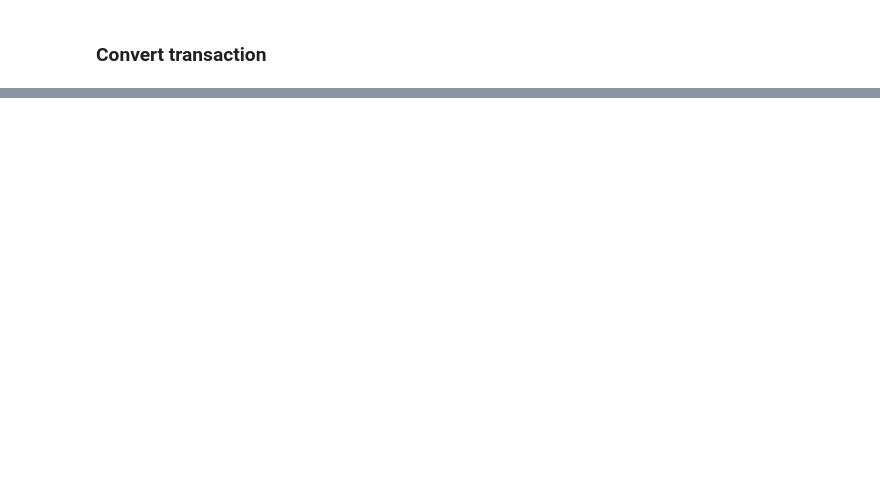
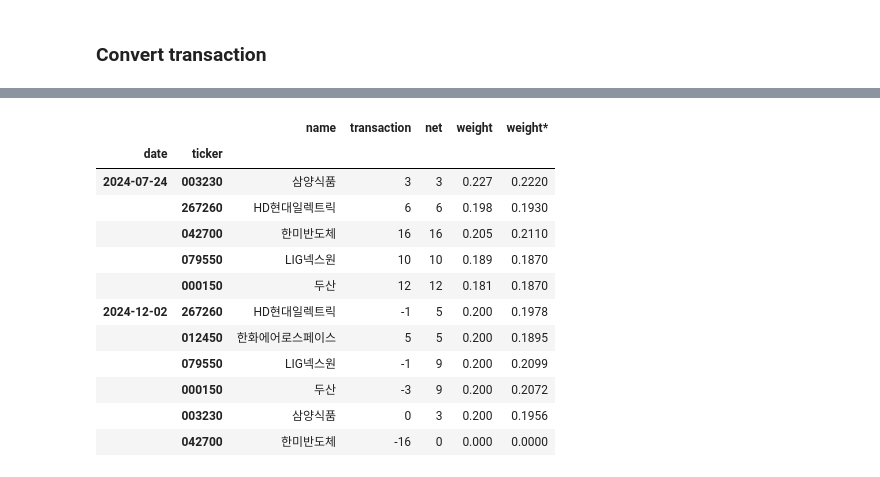
Before and after one commit to lbk209/portfolio, a Jupyter notebook: Allocate_Portfolio.ipynb, the cells around one changed output, grey strips where cells are left out. Cells and saved outputs as stored; diff of their text form; code cells hidden in the pictures; blank space fills up the shorter version.

```diff
--- a/Allocate_Portfolio.ipynb
+++ b/Allocate_Portfolio.ipynb
@@ -916,0 +2271,16 @@ self.record updated
+# %%
+pf_mmt.view_record(shares=True)
+# %% [output]
+|  |  | name | transaction | net | weight | weight* |
+| date | ticker |  |  |  |  |  |
+| 2024-07-24 | 003230 | 삼양식품 | 3 | 3 | 0.227 | 0.2220 |
+|  | 267260 | HD현대일렉트릭 | 6 | 6 | 0.198 | 0.1930 |
+|  | 042700 | 한미반도체 | 16 | 16 | 0.205 | 0.2110 |
+|  | 079550 | LIG넥스원 | 10 | 10 | 0.189 | 0.1870 |
+|  | 000150 | 두산 | 12 | 12 | 0.181 | 0.1870 |
+| 2024-12-02 | 267260 | HD현대일렉트릭 | -1 | 5 | 0.200 | 0.1978 |
+|  | 012450 | 한화에어로스페이스 | 5 | 5 | 0.200 | 0.1895 |
+|  | 079550 | LIG넥스원 | -1 | 9 | 0.200 | 0.2099 |
+|  | 000150 | 두산 | -3 | 9 | 0.200 | 0.2072 |
+|  | 003230 | 삼양식품 | 0 | 3 | 0.200 | 0.1956 |
+|  | 042700 | 한미반도체 | -16 | 0 | 0.000 | 0.0000 |
```
Also changed, not shown: parts of 34 cells of this notebook, 1 other file.
